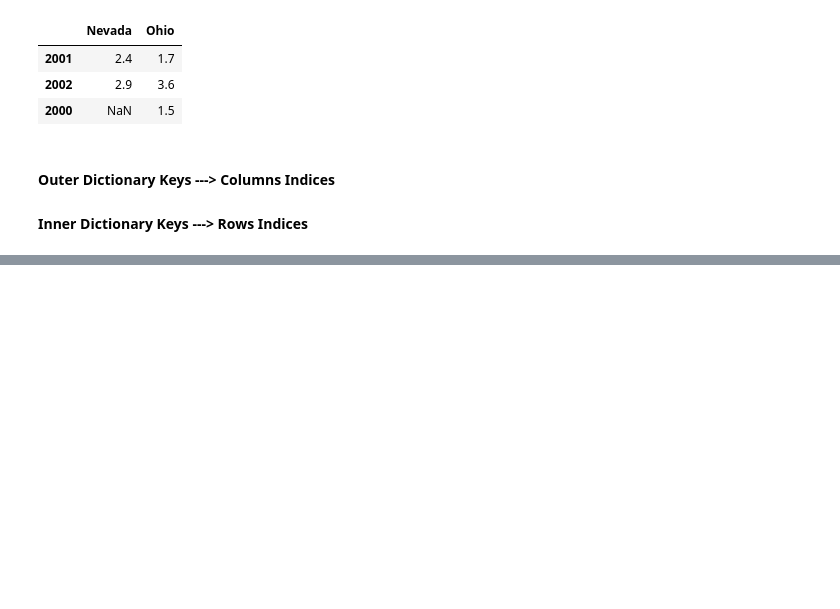
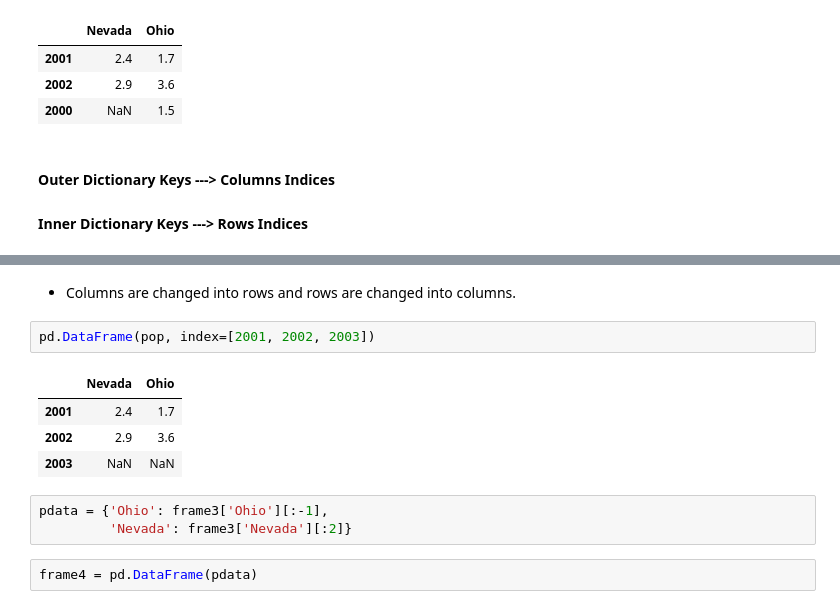
Before and after one commit to SyedHuzaifa007/Pandas-Demonstration, a Jupyter notebook: Pandas Demonstration (Data Frames).ipynb, the cells around one changed output, grey strips where cells are left out. Saved outputs shown, nothing was run; the diff lists cells and outputs as text; blank space fills up the shorter version.

```diff
--- a/Pandas Demonstration (Data Frames).ipynb
+++ b/Pandas Demonstration (Data Frames).ipynb
@@ -234,0 +243,14 @@ frame3
+# %% [markdown]
+- Columns are changed into rows and rows are changed into columns.
+# %%
+pd.DataFrame(pop, index=[2001, 2002, 2003])
+# %% [output]
+|  | Nevada | Ohio |
+| 2001 | 2.4 | 1.7 |
+| 2002 | 2.9 | 3.6 |
+| 2003 | NaN | NaN |
+# %%
+pdata = {'Ohio': frame3['Ohio'][:-1],
+         'Nevada': frame3['Nevada'][:2]}
+# %%
+frame4 = pd.DataFrame(pdata)
```
Also changed, not shown: parts of 3 cells of this notebook.
